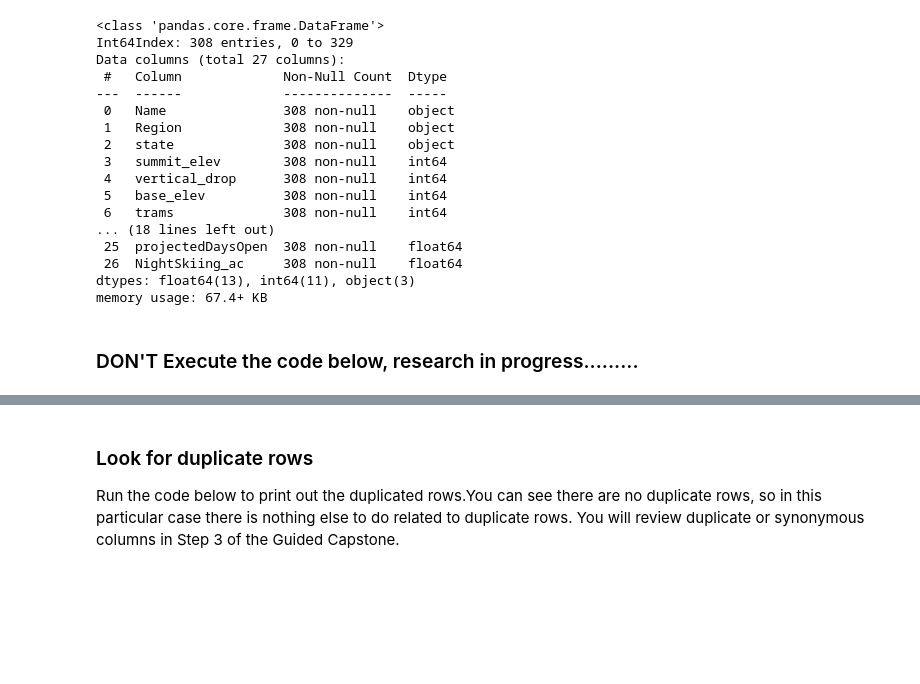
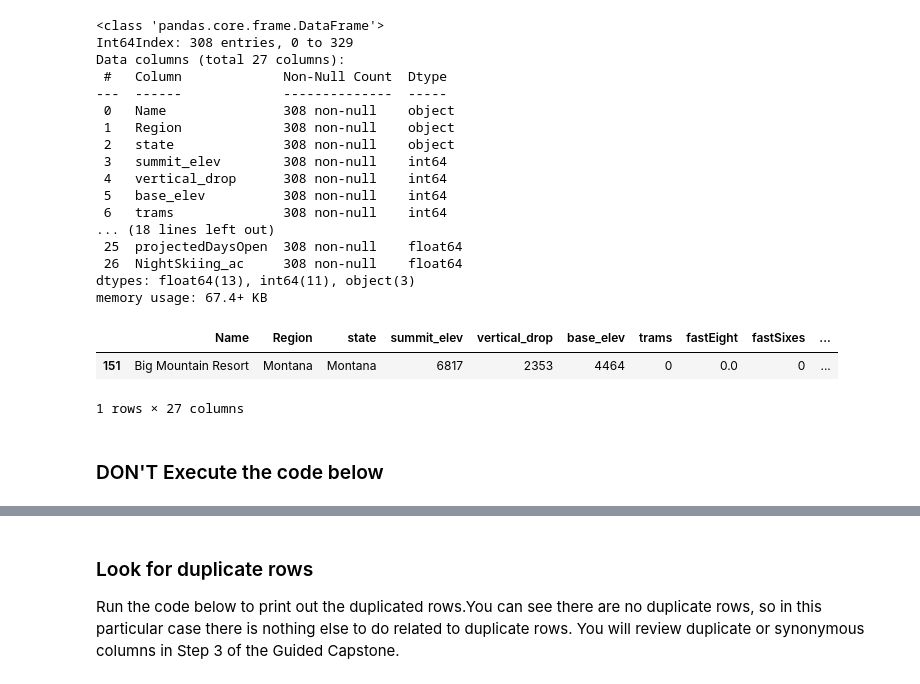
Before and after one commit to bauyrjanj/GuidedCapstone, a Jupyter notebook: DataWrangling/GuidedCapstone_Step2HL (1).ipynb, the cells around one changed output, grey strips where cells are left out. Cells and saved outputs as stored; diff of their text form; code cells hidden in the pictures; blank space fills up the shorter version.

```diff
--- a/DataWrangling/GuidedCapstone_Step2HL (1).ipynb
+++ b/DataWrangling/GuidedCapstone_Step2HL (1).ipynb
@@ -780,5 +792,11 @@ Data columns (total 27 columns):
  26  NightSkiing_ac     308 non-null    float64
 dtypes: float64(13), int64(11), object(3)
 memory usage: 67.4+ KB
+# %%
+df[df['Name'].str.contains('Big Mountain')]
+# %% [output]
+|  | Name | Region | state | summit_elev | vertical_drop | base_elev | trams | fastEight | fastSixes | ... |
+| 151 | Big Mountain Resort | Montana | Montana | 6817 | 2353 | 4464 | 0 | 0.0 | 0 | ... |
+1 rows × 27 columns
 # %% [markdown]
-### DON'T Execute the code below, research in progress.........
+### DON'T Execute the code below
```
Also changed, not shown: parts of 19 cells of this notebook.
